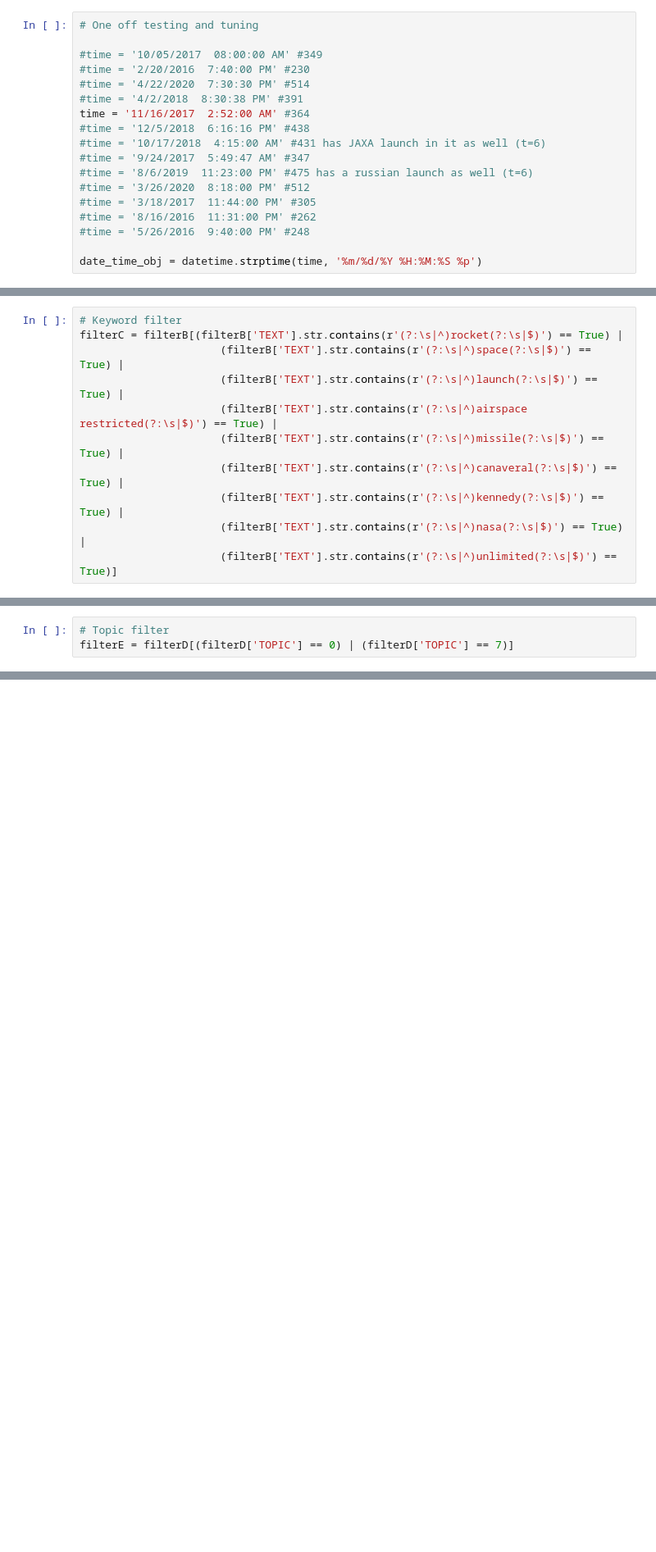
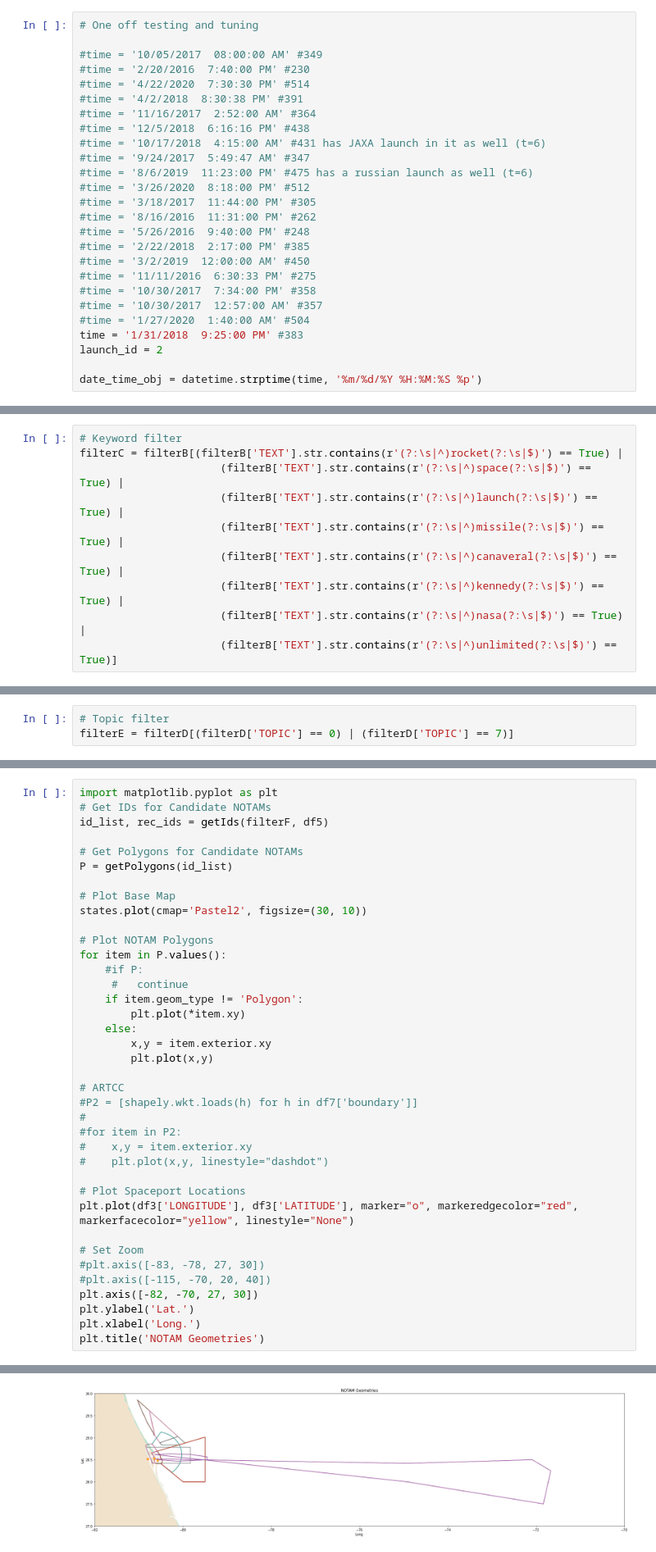
Before and after one commit to DAEN-Team-1/Final, a Jupyter notebook: DateFiltering.ipynb, the cells around one changed output, grey strips where cells are left out. Shown at 82% size. Saved outputs shown, nothing was run; the diff lists cells and outputs as text; blank space fills up the shorter version.

```diff
--- a/DateFiltering.ipynb
+++ b/DateFiltering.ipynb
@@ -14,7 +318,7 @@ df4 = pd.read_pickle("data/allData.pkl")
 #time = '2/20/2016  7:40:00 PM' #230
 #time = '4/22/2020  7:30:30 PM' #514
 #time = '4/2/2018  8:30:38 PM' #391
-time = '11/16/2017  2:52:00 AM' #364
+#time = '11/16/2017  2:52:00 AM' #364
 #time = '12/5/2018  6:16:16 PM' #438
 #time = '10/17/2018  4:15:00 AM' #431 has JAXA launch in it as well (t=6)
 #time = '9/24/2017  5:49:47 AM' #347
@@ -23,6 +327,14 @@ time = '11/16/2017  2:52:00 AM' #364
 #time = '3/18/2017  11:44:00 PM' #305
 #time = '8/16/2016  11:31:00 PM' #262
 #time = '5/26/2016  9:40:00 PM' #248
+#time = '2/22/2018  2:17:00 PM' #385
+#time = '3/2/2019  12:00:00 AM' #450
+#time = '11/11/2016  6:30:33 PM' #275
+#time = '10/30/2017  7:34:00 PM' #358
+#time = '10/30/2017  12:57:00 AM' #357
+#time = '1/27/2020  1:40:00 AM' #504
+time = '1/31/2018  9:25:00 PM' #383
+launch_id = 2
 
 date_time_obj = datetime.strptime(time, '%m/%d/%Y %H:%M:%S %p')
 # %%
@@ -36,7 +348,6 @@ filterB = filterA[filterA['MAX_ALT'] >= 50000 | filterA['MAX_ALT'].isna()]
 filterC = filterB[(filterB['TEXT'].str.contains(r'(?:\s|^)rocket(?:\s|$)') == True) |
                       (filterB['TEXT'].str.contains(r'(?:\s|^)space(?:\s|$)') == True) |
                       (filterB['TEXT'].str.contains(r'(?:\s|^)launch(?:\s|$)') == True) |
-                      (filterB['TEXT'].str.contains(r'(?:\s|^)airspace restricted(?:\s|$)') == True) |
                       (filterB['TEXT'].str.contains(r'(?:\s|^)missile(?:\s|$)') == True) |
                       (filterB['TEXT'].str.contains(r'(?:\s|^)canaveral(?:\s|$)') == True) |
                       (filterB['TEXT'].str.contains(r'(?:\s|^)kennedy(?:\s|$)') == True) |
@@ -162,0 +442,39 @@ df2[df2['LAUNCHES_REC_ID'] == 364]
+# %%
+import matplotlib.pyplot as plt
+# Get IDs for Candidate NOTAMs
+id_list, rec_ids = getIds(filterF, df5)
+
+# Get Polygons for Candidate NOTAMs
+P = getPolygons(id_list)
+
+# Plot Base Map
+states.plot(cmap='Pastel2', figsize=(30, 10))
+
+# Plot NOTAM Polygons
+for item in P.values():
+    #if P:
+     #   continue
+    if item.geom_type != 'Polygon':
+        plt.plot(*item.xy)
+    else:
+        x,y = item.exterior.xy
+        plt.plot(x,y)
+
+# ARTCC
+#P2 = [shapely.wkt.loads(h) for h in df7['boundary']]
+#
+#for item in P2:
+#    x,y = item.exterior.xy
+#    plt.plot(x,y, linestyle="dashdot")
+
+# Plot Spaceport Locations
+plt.plot(df3['LONGITUDE'], df3['LATITUDE'], marker="o", markeredgecolor="red", markerfacecolor="yellow", linestyle="None")
+
+# Set Zoom
+#plt.axis([-83, -78, 27, 30])
+#plt.axis([-115, -70, 20, 40])
+plt.axis([-82, -70, 27, 30])
+plt.ylabel('Lat.')
+plt.xlabel('Long.')
+plt.title('NOTAM Geometries')
+# %% [output]
@@ -162,0 +482 @@ df2[df2['LAUNCHES_REC_ID'] == 364]
+[figure, added]
```
Also changed, not shown: parts of 33 cells of this notebook.
